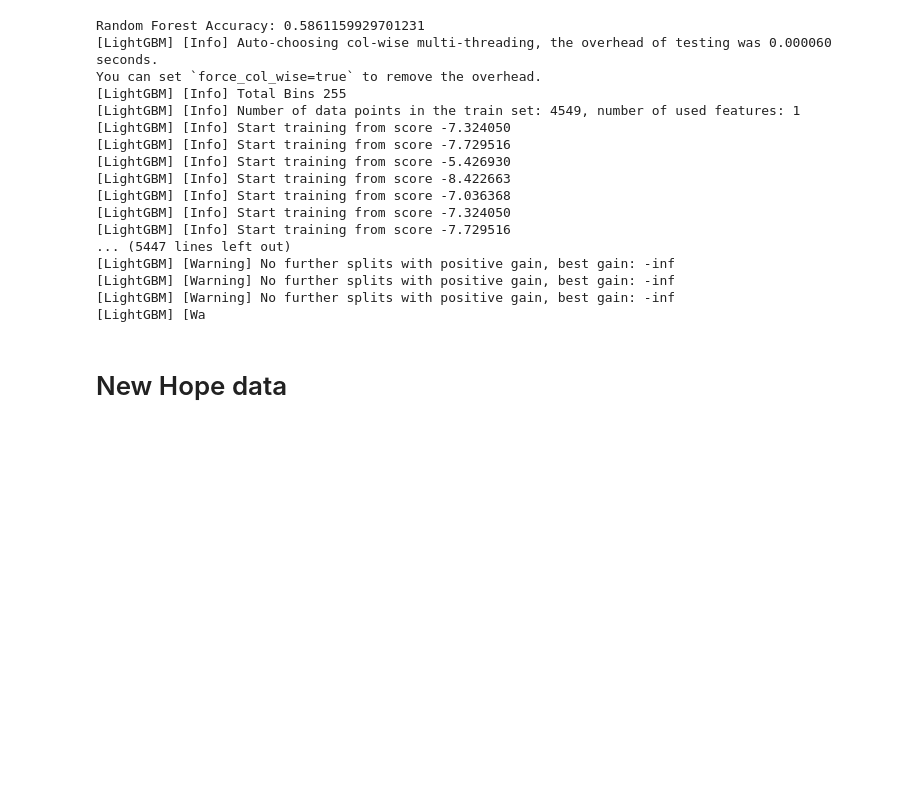
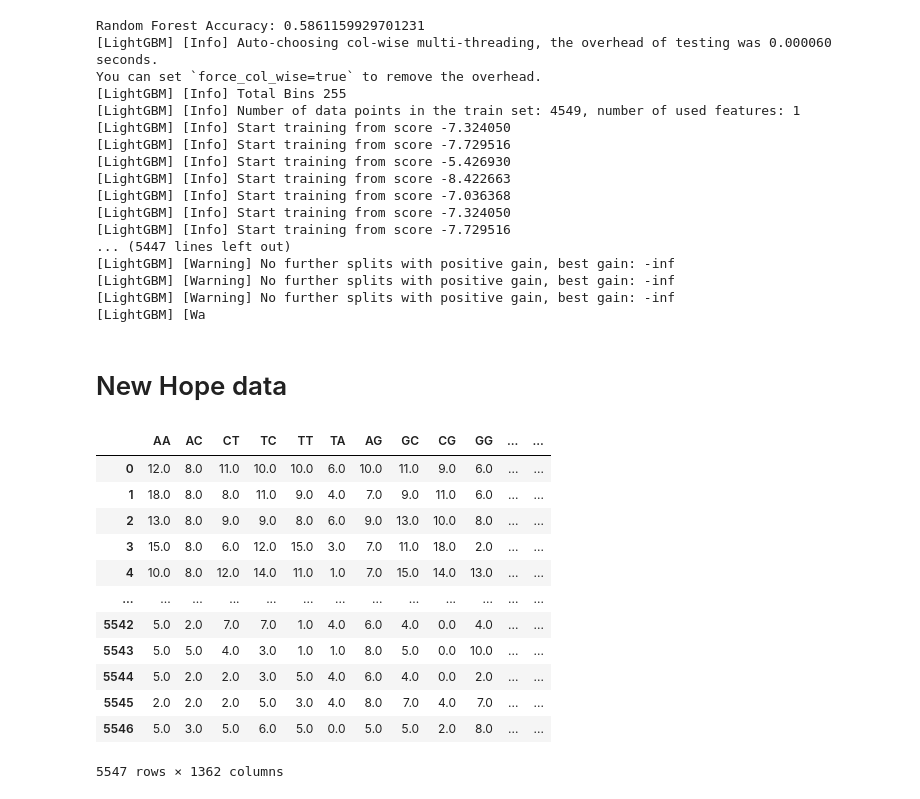
Before and after one commit to Neelraj-Reddy/Non-Coding-RNA-classification, a Jupyter notebook: algorithms/machine_learning.ipynb, the cells around one changed output. Cells and saved outputs as stored; diff of their text form; code cells hidden in the pictures; blank space fills up the shorter version.

```diff
--- a/algorithms/machine_learning.ipynb
+++ b/algorithms/machine_learning.ipynb
@@ -294,30 +294,46 @@ You can set `force_col_wise=true` to remove the overhead.
 # %%
 import pandas as pd
 from sklearn.model_selection import train_test_split
 from sklearn.preprocessing import StandardScaler
 from sklearn.ensemble import RandomForestClassifier
 from sklearn.svm import SVC
 from xgboost import XGBClassifier
 import lightgbm as lgb
 from sklearn.preprocessing import LabelEncoder
 
 # Encode the target variable y_train
 label_encoder = LabelEncoder()
 
 
 # Load the dataset
-data = pd.read_csv(r"E:\4th sem\IOBS-2\project\Non Coding RNA classification\output.csv")
+data = pd.read_csv(r"E:\4th sem\IOBS-2\project\Non Coding RNA classification\preprocessing\extracted_features.csv")
 
 # Separate features (X) and target variable (y)
 # data.drop(['kurtosis'])
 # X = data.drop(columns=['RNA_Name'])
 # y = data['RNA_Name']
 
-data = data.drop(columns=['kurtosis'])
-data
+# data = data.drop(columns=['kurtosis'])
+# data
 
 X = data.drop(columns=['RNA_Name'])
 y = data['RNA_Name']
+
+X
+# %% [output]
+|  | AA | AC | CT | TC | TT | TA | AG | GC | CG | GG | ... | ... |
+| 0 | 12.0 | 8.0 | 11.0 | 10.0 | 10.0 | 6.0 | 10.0 | 11.0 | 9.0 | 6.0 | ... | ... |
+| 1 | 18.0 | 8.0 | 8.0 | 11.0 | 9.0 | 4.0 | 7.0 | 9.0 | 11.0 | 6.0 | ... | ... |
+| 2 | 13.0 | 8.0 | 9.0 | 9.0 | 8.0 | 6.0 | 9.0 | 13.0 | 10.0 | 8.0 | ... | ... |
+| 3 | 15.0 | 8.0 | 6.0 | 12.0 | 15.0 | 3.0 | 7.0 | 11.0 | 18.0 | 2.0 | ... | ... |
+| 4 | 10.0 | 8.0 | 12.0 | 14.0 | 11.0 | 1.0 | 7.0 | 15.0 | 14.0 | 13.0 | ... | ... |
+| ... | ... | ... | ... | ... | ... | ... | ... | ... | ... | ... | ... | ... |
+| 5542 | 5.0 | 2.0 | 7.0 | 7.0 | 1.0 | 4.0 | 6.0 | 4.0 | 0.0 | 4.0 | ... | ... |
+| 5543 | 5.0 | 5.0 | 4.0 | 3.0 | 1.0 | 1.0 | 8.0 | 5.0 | 0.0 | 10.0 | ... | ... |
+| 5544 | 5.0 | 2.0 | 2.0 | 3.0 | 5.0 | 4.0 | 6.0 | 4.0 | 0.0 | 2.0 | ... | ... |
+| 5545 | 2.0 | 2.0 | 2.0 | 5.0 | 3.0 | 4.0 | 8.0 | 7.0 | 4.0 | 7.0 | ... | ... |
+| 5546 | 5.0 | 3.0 | 5.0 | 6.0 | 5.0 | 0.0 | 5.0 | 5.0 | 2.0 | 8.0 | ... | ... |
+5547 rows × 1362 columns
 # %%
 y=label_encoder.fit_transform(y)
 # Split the dataset into training and testing sets
```
Also changed, not shown: parts of 2 cells of this notebook, 5 other files.
